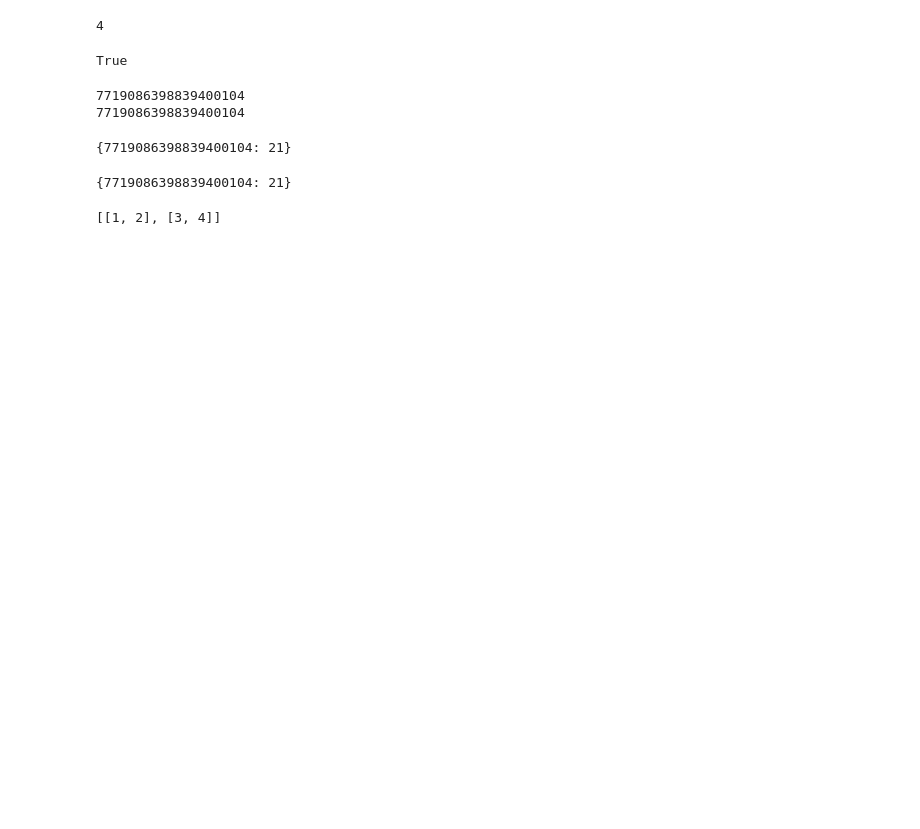
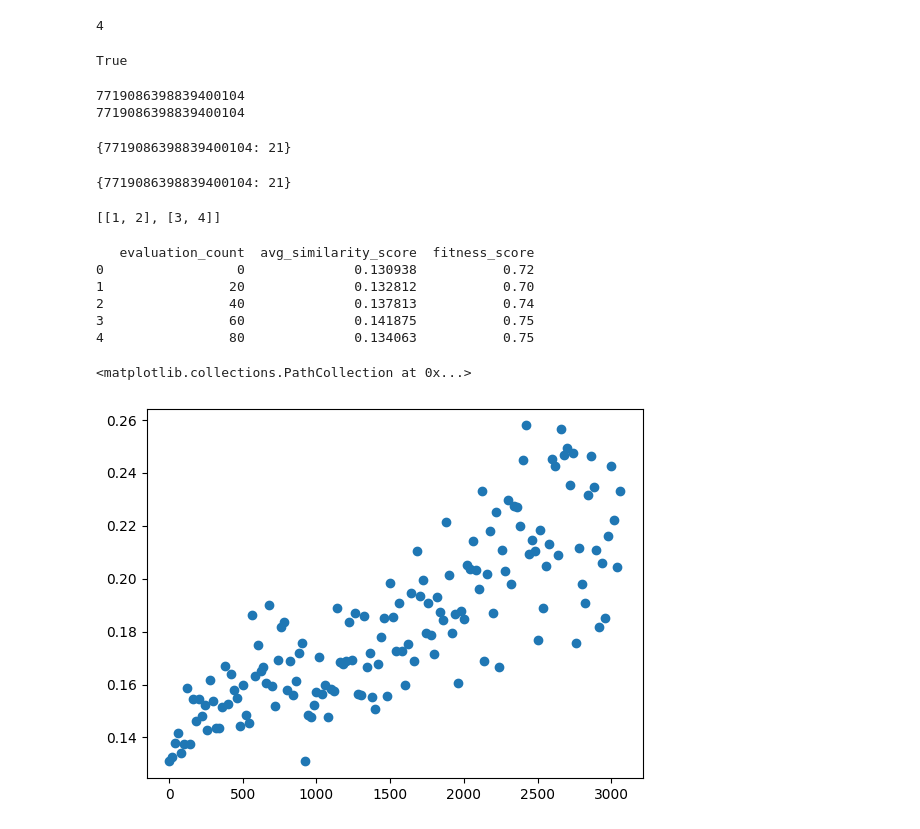
Before and after one commit to mosmar99/Evolutionary_Computation_HT2024, a Jupyter notebook: parts/test.ipynb, the cells around one changed output. Saved outputs shown, nothing was run; the diff lists cells and outputs as text; code cells hidden in the pictures; blank space fills up the shorter version.

Commit message:
Add log and plot features

```diff
--- a/parts/test.ipynb
+++ b/parts/test.ipynb
@@ -147,0 +146,19 @@ arr
+# %%
+import pandas as pd
+import matplotlib.pyplot as plt
+log_file = 'avg_similarity_log.log'
+df = pd.read_csv(log_file)
+
+print(df[:5])
+# %% [output]
+   evaluation_count  avg_similarity_score  fitness_score
+0                 0              0.130938           0.72
+1                20              0.132812           0.70
+2                40              0.137813           0.74
+3                60              0.141875           0.75
+4                80              0.134063           0.75
+# %%
+plt.scatter(df['evaluation_count'], df['avg_similarity_score'])
+# %% [output]
+<matplotlib.collections.PathCollection at 0x...>
+[figure, added]
```
Also changed, not shown: parts of 1 cell of this notebook, 3 other files.
